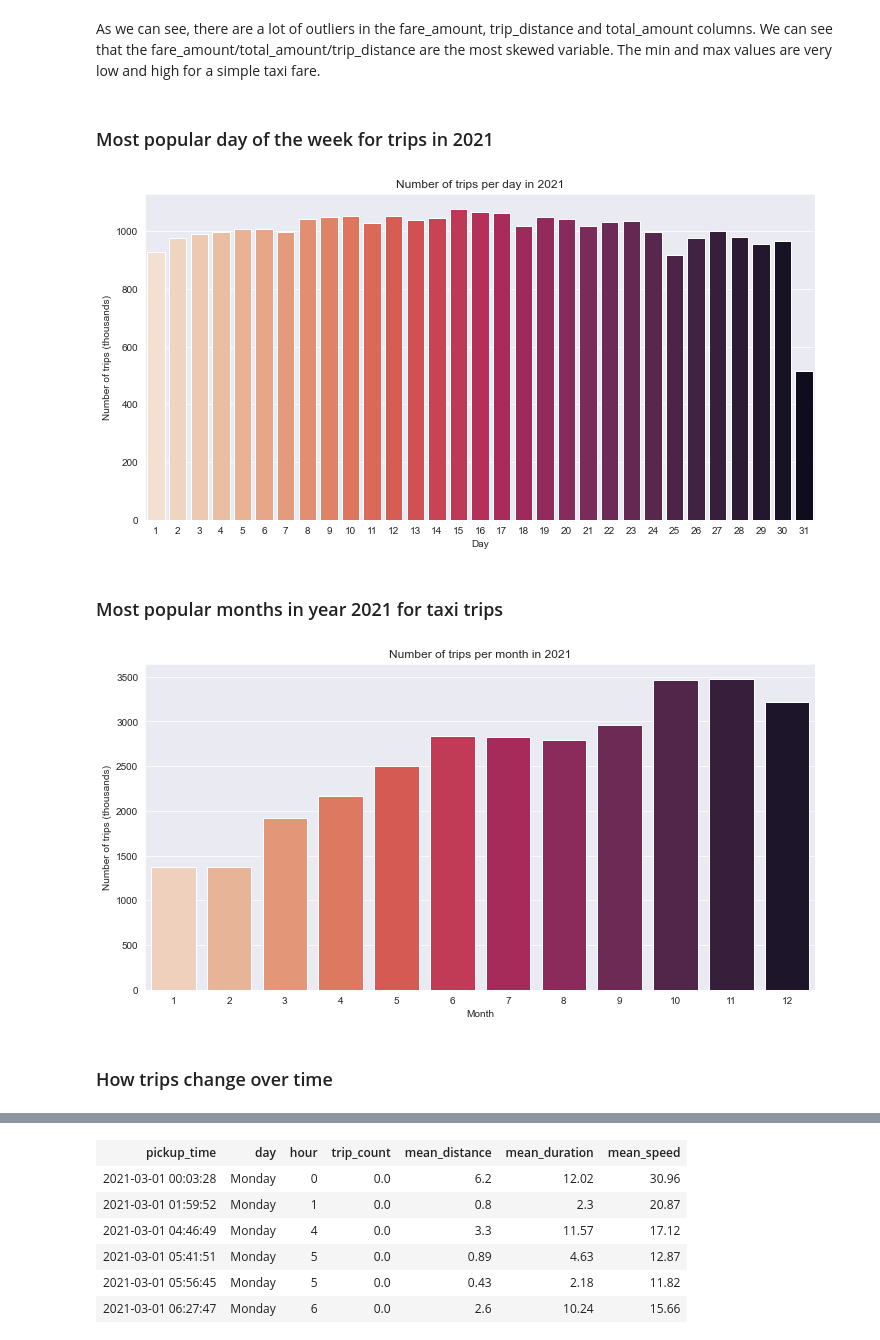
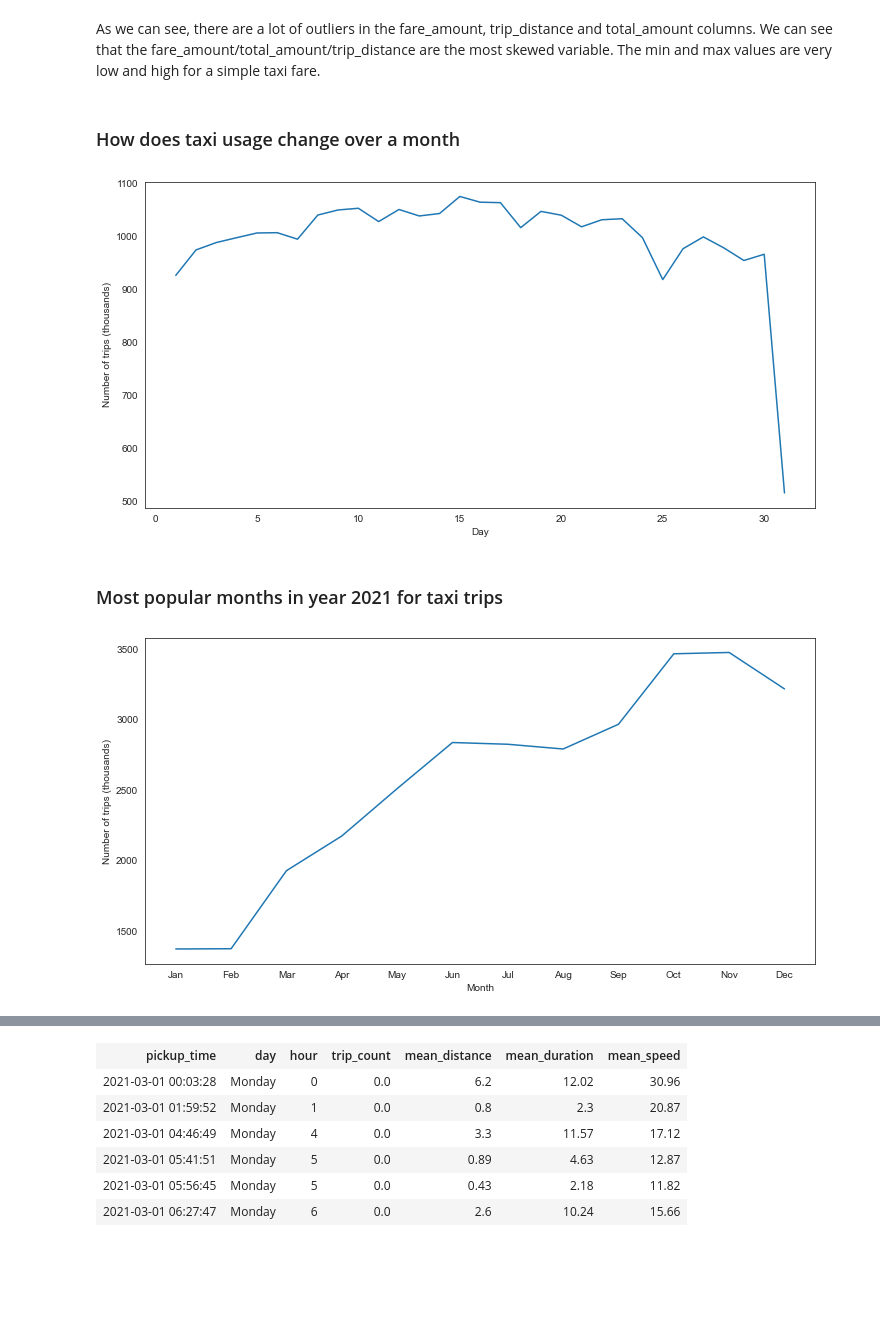
Before and after one commit to vineetver/Yellow-Taxi-Pipeline, a Jupyter notebook: notebooks/exploratory_data_analysis.ipynb, the cells around one changed output, grey strips where cells are left out. Drawn from its saved outputs; the diff is of its cells as text; code cells hidden in the pictures; blank space fills up the shorter version.

```diff
--- a/notebooks/exploratory_data_analysis.ipynb
+++ b/notebooks/exploratory_data_analysis.ipynb
@@ -13,5 +13,7 @@ from pyspark.sql import SQLContext, SparkSession
 from pyspark import StorageLevel
 from pyspark.sql.types import *
+# %%
+sns.set_style('white')
 # %%
 appName = 'Yellow-Taxi-Analysis'
 token = os.environ['GOOGLE_APPLICATION_CREDENTIALS']
@@ -21,11 +23,8 @@ spark = SparkSession \
     .builder \
     .master('local[*]') \
     .appName(appName) \
-    .config('gs.auth.service.account.enable', 'true') \
-    .config('gs.auth.service.account.json.keyfile',
-            token) \
-    .config('spark.driver.memory', '10g') \
-    .config('spark.executor.memory', '10g') \
     .getOrCreate()
 
-spark.conf.set('spark.sql.repl.eagerEval.enabled', 'true')
+spark.conf.set('spark.sql.execution.arrow.enabled', 'true')
+spark.conf.set('spark.sql.execution.arrow.maxRecordsPerBatch', '10000')
+spark
@@ -77,27 +78,26 @@ spark.sql(
 +-------+------------------+-----------------+------------------+------------------+------------------+
 # %% [markdown]
 As we can see, there are a lot of outliers in the fare_amount, trip_distance and total_amount columns. We can see that the fare_amount/total_amount/trip_distance are the most skewed variable. The min and max values are very low and high for a simple taxi fare.
-# %% [markdown]
-### Most popular day of the week for trips in 2021
+# %% [markdown]
+### How does taxi usage change over a month
 # %%
 viz = spark.sql("""
 SELECT
     day(DATE_TRUNC('DD', TO_DATE(tpep_pickup_datetime))) AS day,
     ROUND(COUNT(1)/1000, 2) AS trip_count
 FROM
     trip_table
 GROUP BY
     day
 """).toPandas()
 
 fig = plt.figure(figsize=(12, 6))
-ax = sns.barplot(x='day', y='trip_count', data=viz, palette='rocket_r')
-ax.set_title('Number of trips per day in 2021')
+ax = sns.lineplot(x='day', y='trip_count', data=viz, color='#1f77b4')
 ax.set_xlabel('Day')
 ax.set_ylabel('Number of trips (thousands)')
 plt.show()
 # %% [output]
-[figure, old version]
+[figure, new version]
 # %% [markdown]
 ### Most popular months in year 2021 for taxi trips
 # %%
@@ -112,12 +112,10 @@ GROUP BY
 """).toPandas()
 
 fig = plt.figure(figsize=(12, 6))
-ax = sns.barplot(x='month', y='trip_count', data=viz, palette='rocket_r')
-ax.set_title('Number of trips per month in 2021')
+ax = sns.lineplot(x='month', y='trip_count', data=viz, color='#1f77b4')
 ax.set_xlabel('Month')
 ax.set_ylabel('Number of trips (thousands)')
+ax.set_xticks([1, 2, 3, 4, 5, 6, 7, 8, 9, 10, 11, 12] ,['Jan', 'Feb', 'Mar', 'Apr', 'May', 'Jun', 'Jul', 'Aug', 'Sep', 'Oct', 'Nov', 'Dec'])
 plt.show()
 # %% [output]
-[figure, old version]
+[figure, new version]
-# %% [markdown]
-### How trips change over time
```
Also changed, not shown: parts of 4 cells of this notebook.
